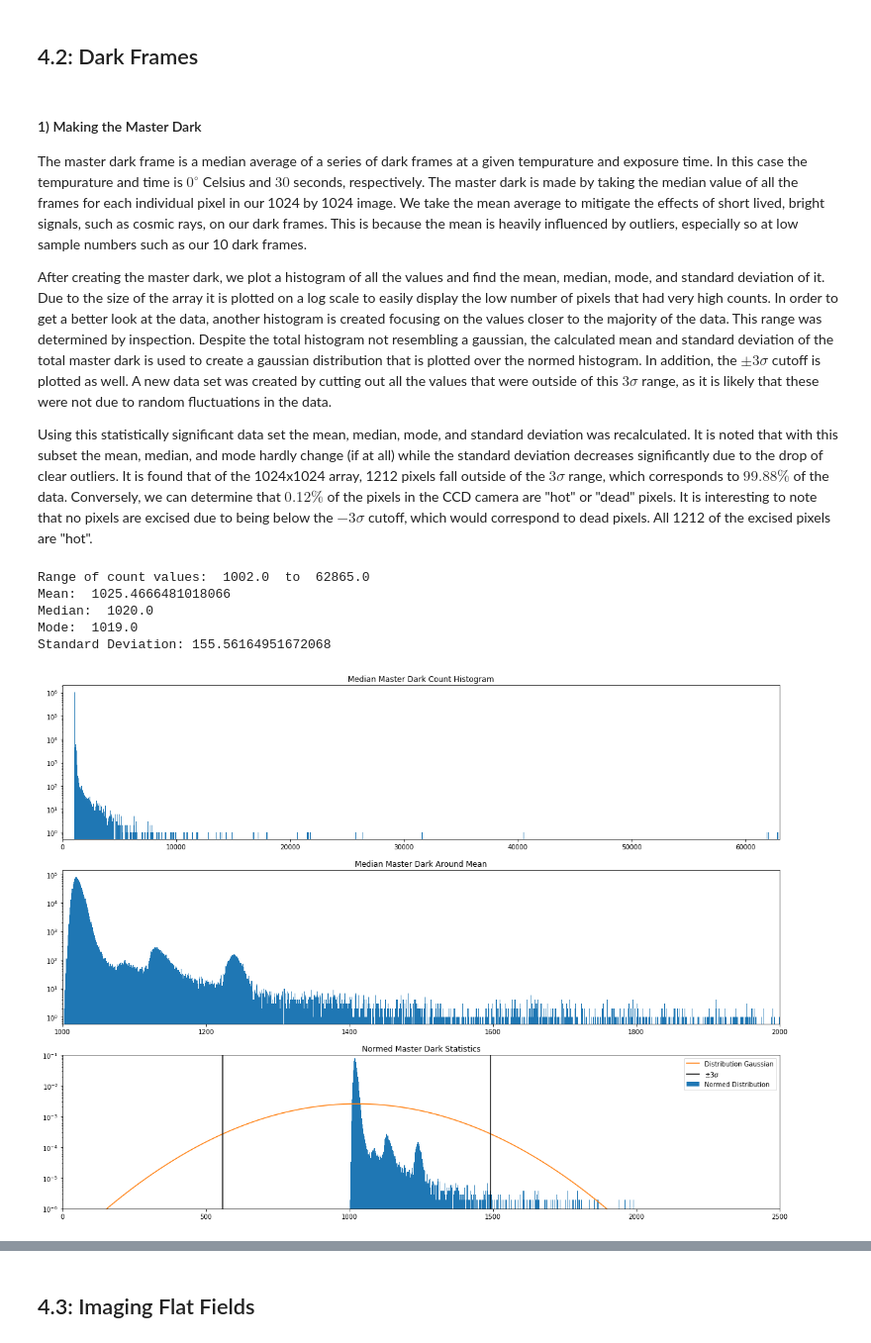
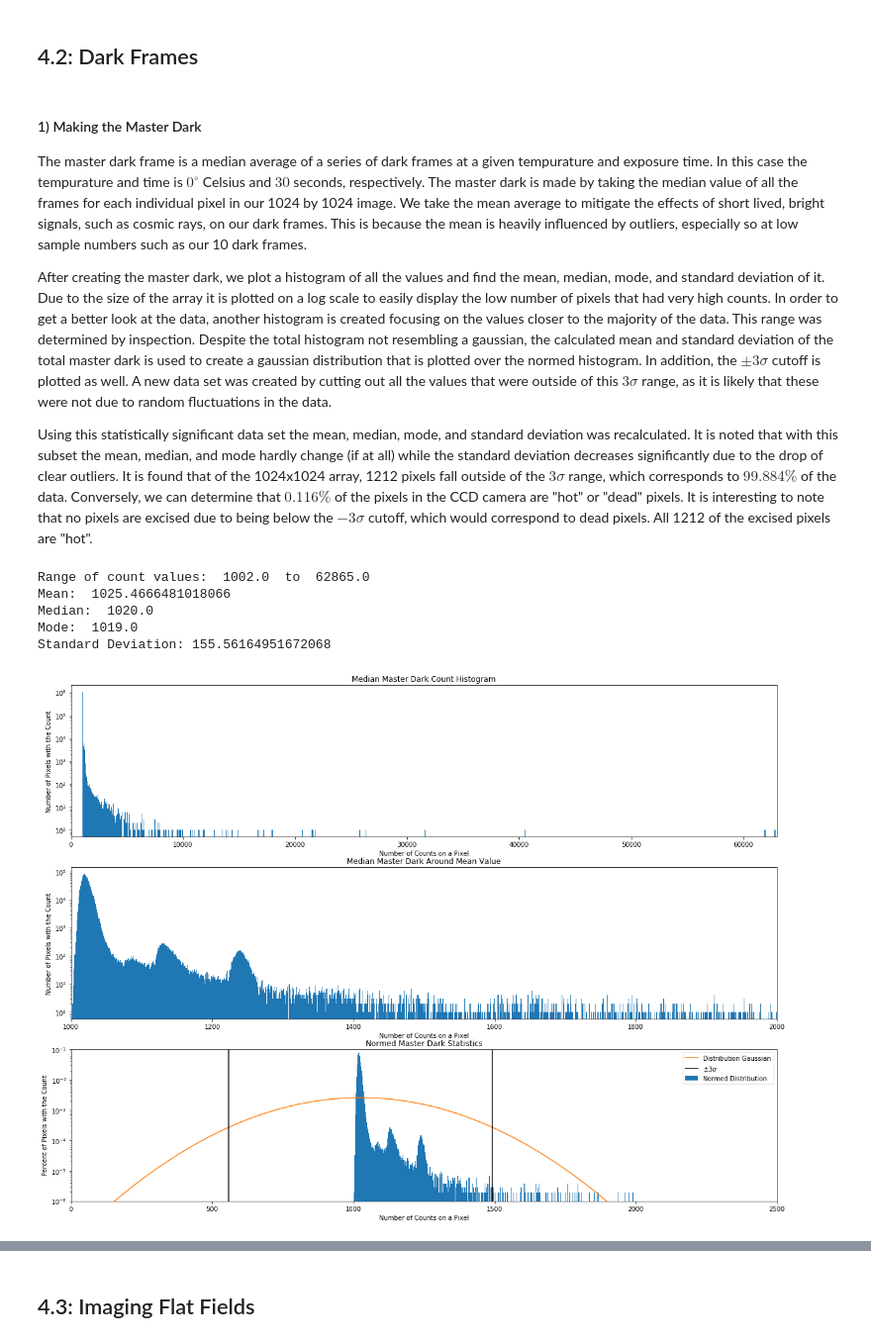
Before and after one commit to berylcczhang/ast443-nyc, a Jupyter notebook: lab0/jupyter/lab0_analysis.ipynb, the cells around one changed output, grey strips where cells are left out. Shown: that part at 99% size. Drawn from its saved outputs; the diff is of its cells as text; code cells hidden in the pictures.

```diff
--- a/lab0/jupyter/lab0_analysis.ipynb
+++ b/lab0/jupyter/lab0_analysis.ipynb
@@ -18,7 +19,7 @@ The master dark frame is a median average of a series of dark frames at a given
 
 After creating the master dark, we plot a histogram of all the values and find the mean, median, mode, and standard deviation of it.  Due to the size of the array it is plotted on a log scale to easily display the low number of pixels that had very high counts. In order to get a better look at the data, another histogram is created focusing on the values closer to the majority of the data. This range was determined by inspection. Despite the total histogram not resembling a gaussian, the calculated mean and standard deviation of the total master dark is used to create a gaussian distribution that is plotted over the normed histogram. In addition, the $\pm3\sigma$ cutoff is plotted as well. A new data set was created by cutting out all the values that were outside of this $3\sigma$ range, as it is likely that these were not due to random fluctuations in the data.
 
-Using this statistically significant data set the mean, median, mode, and standard deviation was recalculated. It is noted that with this subset the mean, median, and mode hardly change (if at all) while the standard deviation decreases significantly due to the drop of clear outliers. It is found that of the 1024x1024 array, 1212 pixels fall outside of the $3\sigma$ range, which corresponds to $99.88\%$ of the data. Conversely, we can determine that $0.12\%$ of the pixels in the CCD camera are "hot" or "dead" pixels. It is interesting to note that no pixels are excised due to being below the $-3\sigma$ cutoff, which would correspond to dead pixels. All 1212 of the excised pixels are "hot".
+Using this statistically significant data set the mean, median, mode, and standard deviation was recalculated. It is noted that with this subset the mean, median, and mode hardly change (if at all) while the standard deviation decreases significantly due to the drop of clear outliers. It is found that of the 1024x1024 array, 1212 pixels fall outside of the $3\sigma$ range, which corresponds to $99.884\%$ of the data. Conversely, we can determine that $0.116\%$ of the pixels in the CCD camera are "hot" or "dead" pixels. It is interesting to note that no pixels are excised due to being below the $-3\sigma$ cutoff, which would correspond to dead pixels. All 1212 of the excised pixels are "hot".
 # %%
 # Open all the files and stick them in a list to loop over
 dark1 = fits.open('../data/dark_10series_0c_0m30s.00000001.DARK.FIT')
@@ -31,16 +32,15 @@ dark7 = fits.open('../data/dark_10series_0c_0m30s.00000007.DARK.FIT')
 dark8 = fits.open('../data/dark_10series_0c_0m30s.00000008.DARK.FIT')
 dark9 = fits.open('../data/dark_10series_0c_0m30s.00000009.DARK.FIT')
 dark10 = fits.open('../data/dark_10series_0c_0m30s.00000010.DARK.FIT')
-file_list = [dark1[0].data, dark2[0].data, dark3[0].data, dark4[0].data,
-             dark5[0].data, dark6[0].data, dark7[0].data, dark8[0].data,
-             dark9[0].data, dark10[0].data]
+dark_list = [dark1[0].data, dark2[0].data, dark3[0].data, dark4[0].data, dark5[0].data,
+             dark6[0].data, dark7[0].data, dark8[0].data, dark9[0].data, dark10[0].data]
 
 # Make master median dark frame
 master_dark = np.zeros(shape=dark1[0].shape)     # Blank array with same shape as others
 for i in range(1024):                            # Index over one axis
     for j in range(1024):                        # Index over the other
         indices_list = []                        # Make a list of the values in the i,j pixel
-        for dark in file_list:
+        for dark in dark_list:
             indices_list.append(dark[i][j])
         master_dark[i][j] = np.median(indices_list) # Add the median value for the i,j pixel
                                                     #   to master dark at the right location
@@ -71,38 +71,45 @@ ax1.set_xlim(0, 63000)
 ax2.set_xlim(1000, 2000)
 ax1.set_title('Median Master Dark Count Histogram')
 ax2.set_title('Median Master Dark Around Mean Value')
+ax3.set_title('Normed Master Dark Statistics')
+ax1.set_xlabel('Number of Counts on a Pixel')
+ax2.set_xlabel('Number of Counts on a Pixel')
+ax3.set_xlabel('Number of Counts on a Pixel')
+ax1.set_ylabel('Number of Pixels with the Count')
+ax2.set_ylabel('Number of Pixels with the Count')
+ax3.set_ylabel('Percent of Pixels with the Count')
+
 
 # Find statistics of master dark
 mean1 = np.mean(master_dark.flatten())
 median1 = np.median(master_dark.flatten())
 mode1 = float(stats.mode(master_dark.flatten()).mode)
 stddev1 = np.std(master_dark.flatten())
 print('Mean: ', mean1, '\nMedian: ', median1, '\nMode: ', mode1, '\nStandard Deviation:', stddev1)
 
 # Define a gaussian with the same statistics and overlay it on normed distribution
 domain = np.linspace(-500, 3000, 1000)
 gaussian = np.exp(-1*pow((domain - mean1)/(2*stddev1), 2))/pow(2*stddev1*stddev1*np.pi, 0.5)
 ax3.plot(domain, gaussian, label='Distribution Gaussian')
 ax3.axvline(x=mean1-3*stddev1, color='k', label=r'$\pm3\sigma$')
 ax3.axvline(x=mean1+3*stddev1, color='k')
-ax3.set_title('Normed Master Dark Statistics')
 ax3.set_xlim(0, 2500)
 ax3.set_ylim(10e-7, 0.1)
 ax3.legend()
 
 # Take the +/- 3 sigma value to use later
 leftcutoff = mean1-3*stddev1
 rightcutoff = mean1+3*stddev1
 
 # Display plot
 plt.show()
 # %% [output]
 Range of count values:  1002.0  to  62865.0
 Mean:  1025.4666481018066
 Median:  1020.0
 Mode:  1019.0
 Standard Deviation: 155.56164951672068
-[figure, old version]
+[figure, new version]
 # %%
 # How many pixels are out of the count uncertainty to 3 sigma and what fraction is that?
 print('3 sigma range: ', leftcutoff, ' to ', rightcutoff)
```
Also changed, not shown: parts of 7 cells of this notebook.
